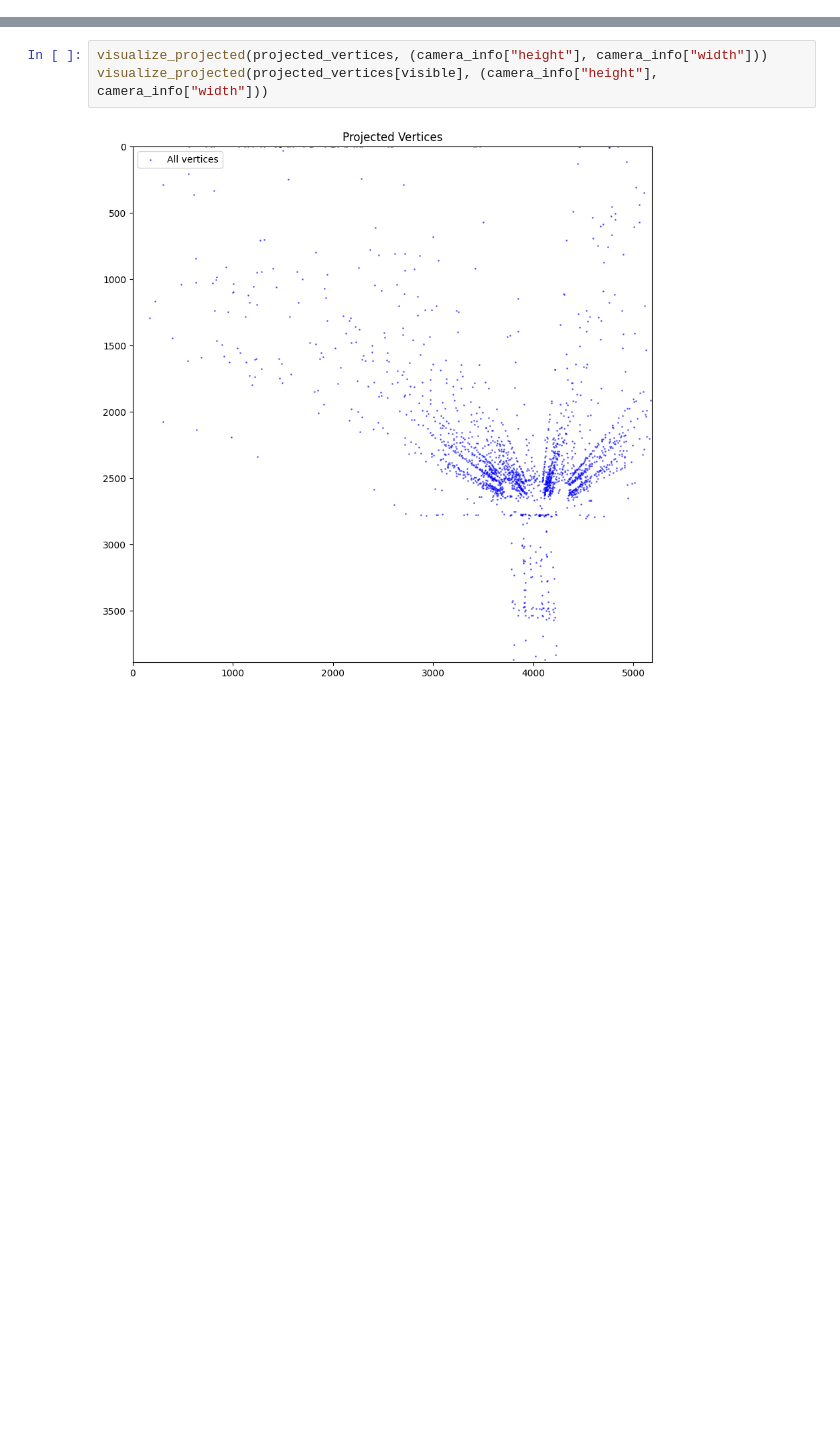
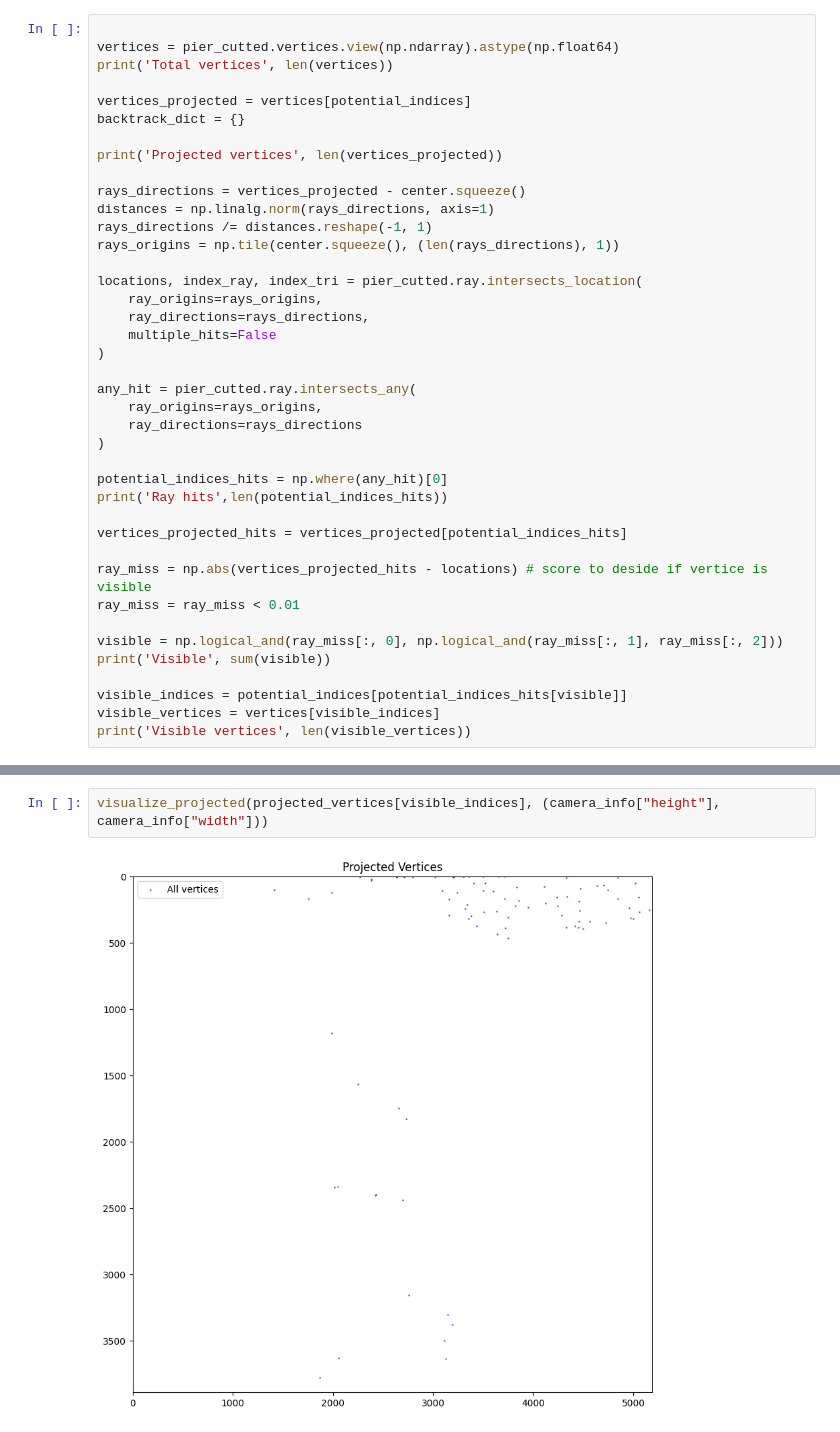
Before and after one commit to maloq/bridge-sel, a Jupyter notebook: fixed_data_one_camera.ipynb, the cells around one changed output, grey strips where cells are left out. Cells and saved outputs as stored; diff of their text form; blank space fills up the shorter version.

Commit message:
isolated vertices search

```diff
--- a/fixed_data_one_camera.ipynb
+++ b/fixed_data_one_camera.ipynb
@@ -214,0 +143,40 @@ correctly_projected_points 1971
+# %%
+
+vertices = pier_cutted.vertices.view(np.ndarray).astype(np.float64)
+print('Total vertices', len(vertices))
+
+vertices_projected = vertices[potential_indices]
+backtrack_dict = {}
+
+print('Projected vertices', len(vertices_projected))
+
+rays_directions = vertices_projected - center.squeeze()
+distances = np.linalg.norm(rays_directions, axis=1)
+rays_directions /= distances.reshape(-1, 1)
+rays_origins = np.tile(center.squeeze(), (len(rays_directions), 1))
+
+locations, index_ray, index_tri = pier_cutted.ray.intersects_location(
+    ray_origins=rays_origins,
+    ray_directions=rays_directions,
+    multiple_hits=False
+)
+
+any_hit = pier_cutted.ray.intersects_any(
+    ray_origins=rays_origins,
+    ray_directions=rays_directions
+)
+
+potential_indices_hits = np.where(any_hit)[0]
+print('Ray hits',len(potential_indices_hits))
+
+vertices_projected_hits = vertices_projected[potential_indices_hits]
+
+ray_miss = np.abs(vertices_projected_hits - locations) # score to deside if vertice is visible
+ray_miss = ray_miss < 0.01
+
+visible = np.logical_and(ray_miss[:, 0], np.logical_and(ray_miss[:, 1], ray_miss[:, 2]))
+print('Visible', sum(visible))
+
+visible_indices = potential_indices[potential_indices_hits[visible]]
+visible_vertices = vertices[visible_indices]
+print('Visible vertices', len(visible_vertices))
@@ -215,5 +189,4 @@ correctly_projected_points 1971
 # %%
-visualize_projected(projected_vertices, (camera_info["height"], camera_info["width"]))
-visualize_projected(projected_vertices[visible], (camera_info["height"],  camera_info["width"]))
+visualize_projected(projected_vertices[visible_indices], (camera_info["height"],  camera_info["width"]))
 # %% [output]
-[figure, old version]
+[figure, new version]
```
Also changed, not shown: parts of 22 cells of this notebook, 2 other files.
